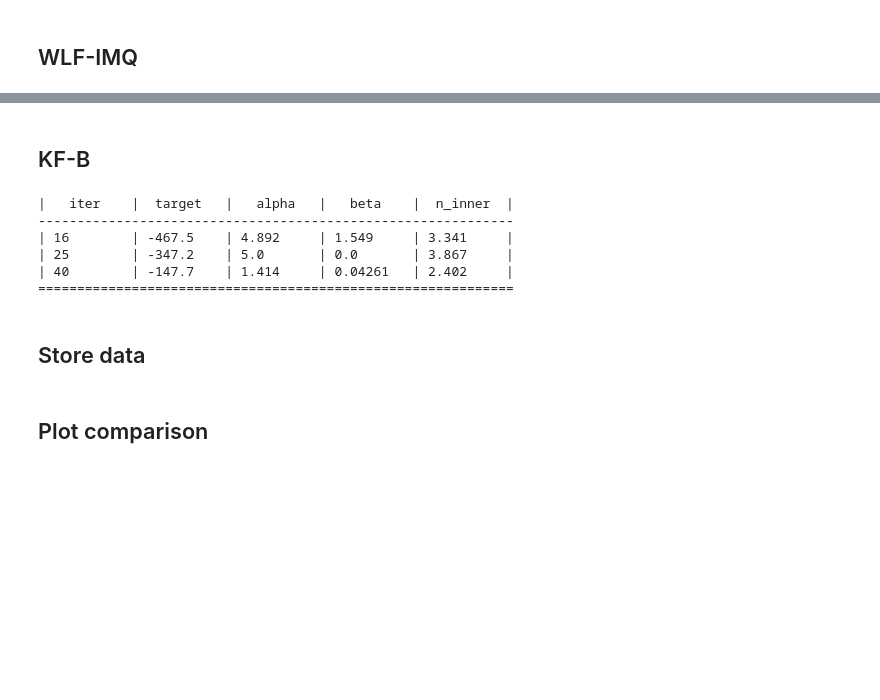
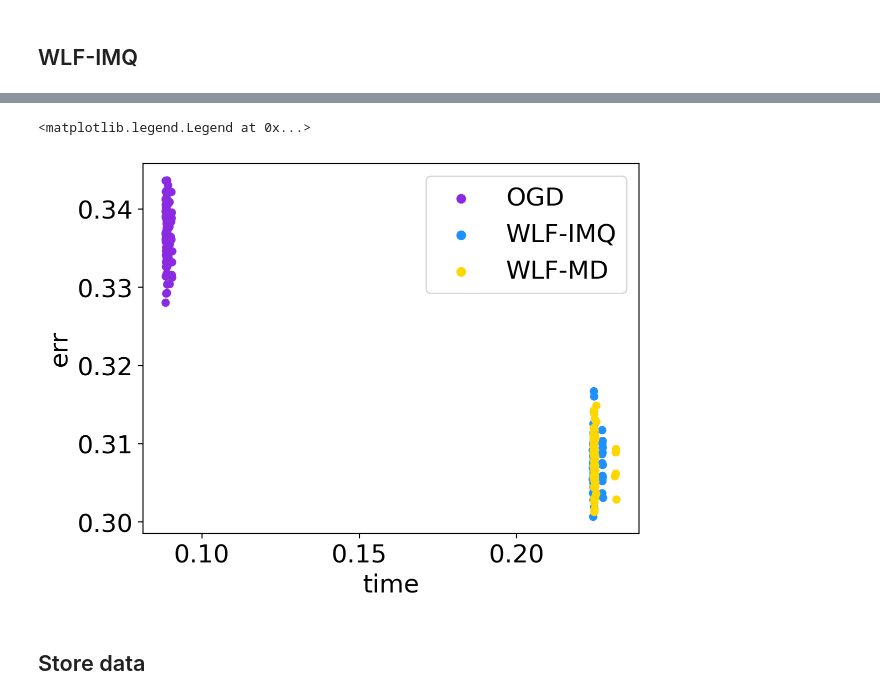
Before and after one commit to gerdm/weighted-likelihood-filter, a Jupyter notebook: experiments/uci-regression-outliers.ipynb, the cells around one changed output, grey strips where cells are left out. Saved outputs shown, nothing was run; the diff lists cells and outputs as text; code cells hidden in the pictures; blank space fills up the shorter version.

```diff
--- a/experiments/uci-regression-outliers.ipynb
+++ b/experiments/uci-regression-outliers.ipynb
@@ -544,2 +644,0 @@ time_methods[method] = times
-# %% [markdown]
-## KF-B
@@ -579,19 +644,0 @@ def bo_filter_kfb(alpha, beta, n_inner):
-# %%
-bo = BayesianOptimization(
-    bo_filter_kfb,
-    pbounds={
-        "alpha": (0.0, 5.0),
-        "beta": (0.0, 5.0),
-        "n_inner": (1, 10),
-    },
-    random_state=314,
-    verbose=1
-)
-bo.maximize(init_points=20, n_iter=30)
-# %% [output]
-|   iter    |  target   |   alpha   |   beta    |  n_inner  |
--------------------------------------------------------------
-| 16        | -467.5    | 4.892     | 1.549     | 3.341     |
-| 25        | -347.2    | 5.0       | 0.0       | 3.867     |
-| 40        | -147.7    | 1.414     | 0.04261   | 2.402     |
-=============================================================
@@ -620,2 +645,19 @@ time_methods[method] = times
+# %%
+df = rmedse_df.merge(time_df, on=["method", "run"]).query("run > 0")
+# %%
+sns.scatterplot(
+    x="time",
+    y="err",
+    hue="method",
+    data=df.query("~method.str.startswith('KF')"),
+    palette=cmap,
+    linewidth=0.0,
+)
+# plt.yscale("log")
+# plt.xscale("log")
+plt.legend(bbox_to_anchor=(1,1))
+# %% [output]
+<matplotlib.legend.Legend at 0x...>
+[figure, added]
 # %% [markdown]
 ## Store data
@@ -635,2 +663,0 @@ err_methods = jax.tree_map(lambda x: x - statev, hist_methods)
-# %% [markdown]
-## Plot comparison
```
Also changed, not shown: parts of 56 cells of this notebook.
